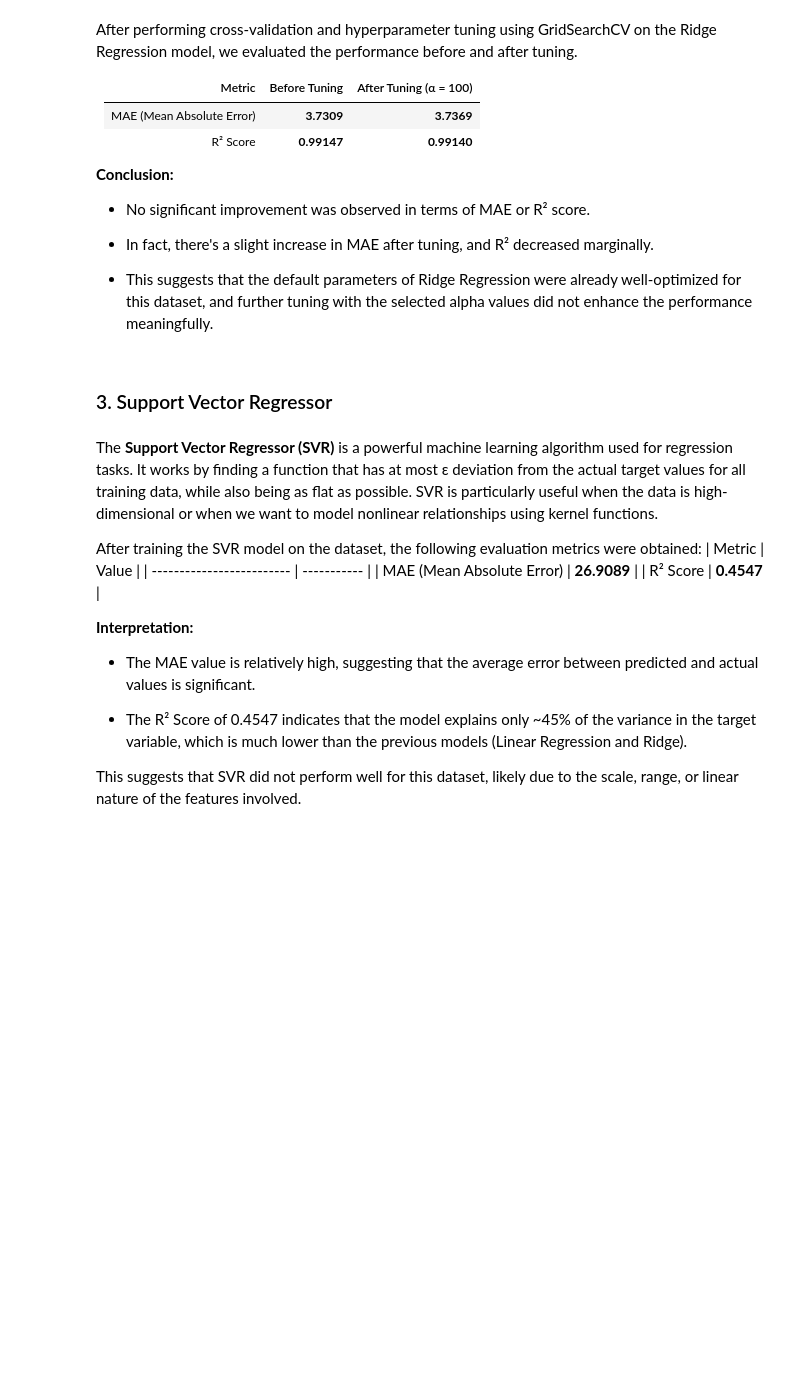
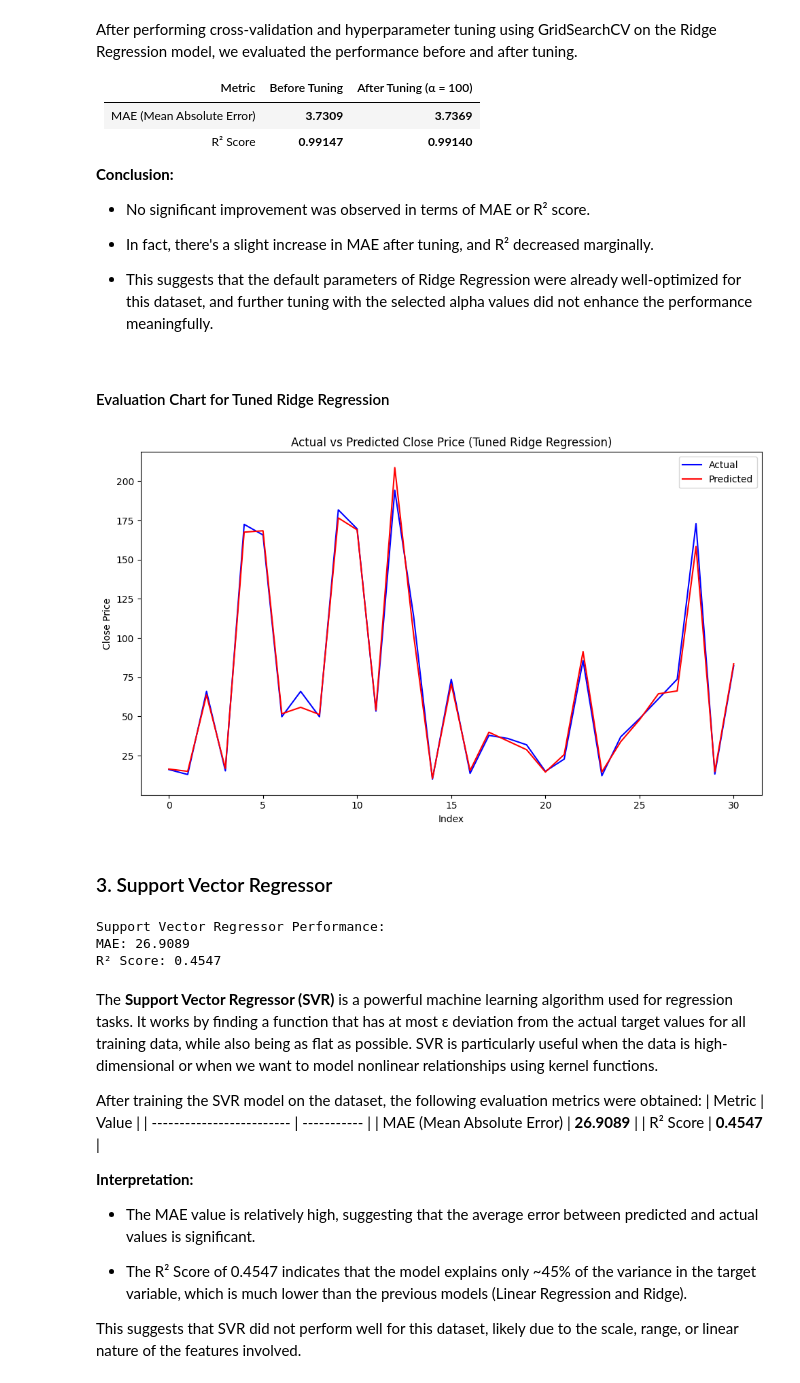
Before and after one commit to TechNinja-dev/Stock-Price-Forcasting-for-Yes-Bank, a Jupyter notebook: Assignment.ipynb, the cells around one changed output. Cells and saved outputs as stored; diff of their text form; code cells hidden in the pictures; blank space fills up the shorter version.

```diff
--- a/Assignment.ipynb
+++ b/Assignment.ipynb
@@ -1016,6 +886,20 @@ After performing cross-validation and hyperparameter tuning using GridSearchCV o
 - In fact, there's a slight increase in MAE after tuning, and R² decreased marginally.
 
 - This suggests that the default parameters of Ridge Regression were already well-optimized for this dataset, and further tuning with the selected alpha values did not enhance the performance meaningfully.
+# %% [markdown]
+####  Evaluation Chart for Tuned Ridge Regression
+# %%
+plt.figure(figsize=(10, 6))
+plt.plot(y_test.values, label='Actual', color='blue')
+plt.plot(y_pred_ridge_tuned, label='Predicted', color='red')
+plt.title('Actual vs Predicted Close Price (Tuned Ridge Regression)')
+plt.xlabel('Index')
+plt.ylabel('Close Price')
+plt.legend()
+plt.tight_layout()
+plt.show()
+# %% [output]
+[figure, added]
 # %% [markdown]
 ### 3. Support Vector Regressor
 # %%
@@ -1025,15 +909,19 @@ svr = SVR()
 
 svr.fit(x_train, y_train)
 
-y_predict = svr.predict(x_test)
+y_predict_svr = svr.predict(x_test)
 
 # Evaluate
-mae_svr = mean_absolute_error(y_test, y_predict)
-r2_svr = r2_score(y_test, y_predict)
+mae_svr = mean_absolute_error(y_test, y_predict_svr)
+r2_svr = r2_score(y_test, y_predict_svr)
 
 print("Support Vector Regressor Performance:")
 print("MAE:", round(mae_svr, 4))
 print("R² Score:", round(r2_svr, 4))
+# %% [output]
+Support Vector Regressor Performance:
+MAE: 26.9089
+R² Score: 0.4547
 # %% [markdown]
 The **Support Vector Regressor (SVR)** is a powerful machine learning algorithm used for regression tasks. It works by finding a function that has at most ε deviation from the actual target values for all training data, while also being as flat as possible. SVR is particularly useful when the data is high-dimensional or when we want to model nonlinear relationships using kernel functions.
 
```
Also changed, not shown: parts of 101 cells of this notebook.
